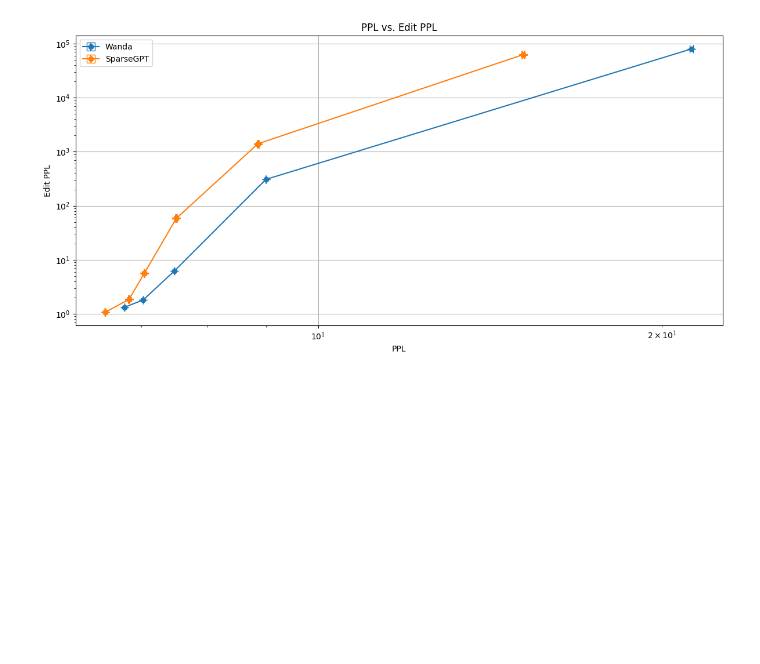
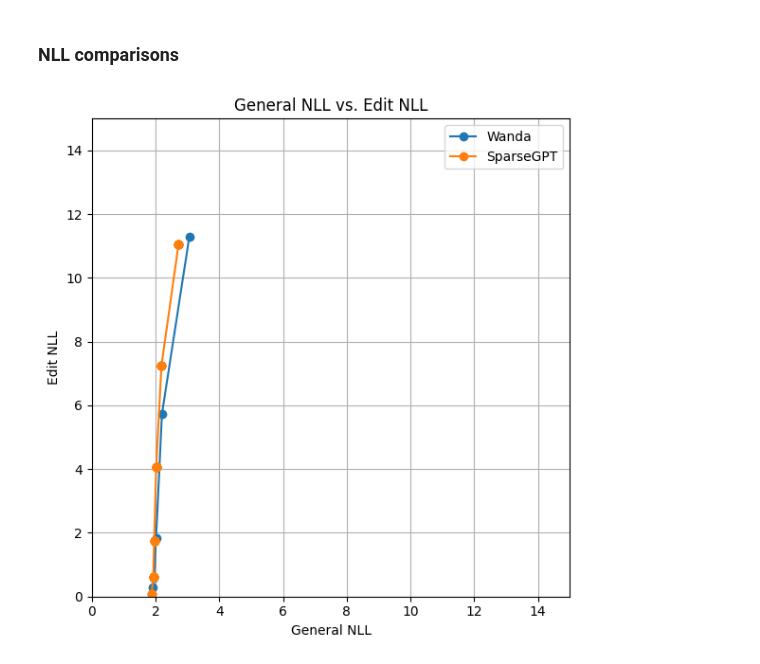
Before and after one commit to hartvigsen-group/composable-interventions, a Jupyter notebook: notebooks/graphs.ipynb, the cells around one changed output. Saved outputs shown, nothing was run; the diff lists cells and outputs as text; code cells hidden in the pictures; blank space fills up the shorter version.

```diff
--- a/notebooks/graphs.ipynb
+++ b/notebooks/graphs.ipynb
@@ -27,7 +29,7 @@ def process_data(new_file_path, previous_df=None):
     new_data['method_name'] = new_data['method_name'].replace({'autoawq': 'AWQ', 'autogptq': 'GPTQ', 'sparsegpt': 'SparseGPT', 'wanda': 'Wanda'})
 
     # Selecting only relevant columns for aggregation
-    aggregation_columns = ['Rewrite accuracy', 'PPL', 'Generalization', 'Latency', 'Locality', 'PPL edits']
+    aggregation_columns = ['Rewrite accuracy', 'PPL', 'Generalization', 'Latency', 'Locality']
 
     # Group by 'Tags' and calculate mean and standard error for the selected columns
     grouped_new_data = new_data.groupby('Tags')[aggregation_columns].agg(['mean', standard_error])
@@ -120,38 +224,43 @@ plt.show()
+# %% [markdown]
+### NLL comparisons
 # %%
 def create_ppl_vs_edit_ppl_plot(df):
     """
     Creates a plot for PPL vs. edit PPL from the given DataFrame.
 
     Parameters:
     df (pandas.DataFrame): The DataFrame containing the experiment data.
 
     The function generates a plot:
     - PPL vs. edit PPL
     """
     # Create a plot
     fig, ax = plt.subplots(figsize=(12, 6))
 
     # Plot each method, only if PPL is below 10000
     for method in df['method_name'].unique():
         method_data = df[(df['method_name'] == method) & (df['PPL edits_mean'] < np.inf)]
-        ax.errorbar(method_data['PPL_mean'], method_data['PPL edits_mean'],
-                    xerr=method_data['PPL_standard_error'], yerr=method_data['PPL_standard_error'],
+        ax.errorbar(np.log(method_data['PPL_mean']), np.log(method_data['PPL edits_mean']),
+                    # xerr=np.log(method_data['PPL_standard_error']), yerr=np.log(method_data['PPL_standard_error']),
                     fmt='o-', label=method, capsize=5)
 
-    ax.set_xlabel('PPL')
-    ax.set_ylabel('Edit PPL')
-    ax.set_title('PPL vs. Edit PPL')
+    ax.set_xlabel('General NLL')
+    ax.set_ylabel('Edit NLL')
+    ax.set_title('General NLL vs. Edit NLL')
     ax.legend()
     ax.grid(True)
 
-    # plt.axis('square')
-    ax.set_xscale('log')
-    ax.set_yscale('log')
+    plt.axis('square')
+    # ax.set_xscale('log')
+    # ax.set_yscale('log')
+
+    ax.set_ylim(0, 15)
+    ax.set_xlim(0, 15)
 
     plt.tight_layout()
     plt.show()
 
 # Example usage
 create_ppl_vs_edit_ppl_plot(edited_counterfact)
 # %% [output]
-[figure, old version]
+[figure, new version]
```
Also changed, not shown: parts of 7 cells of this notebook, 3 other files.
